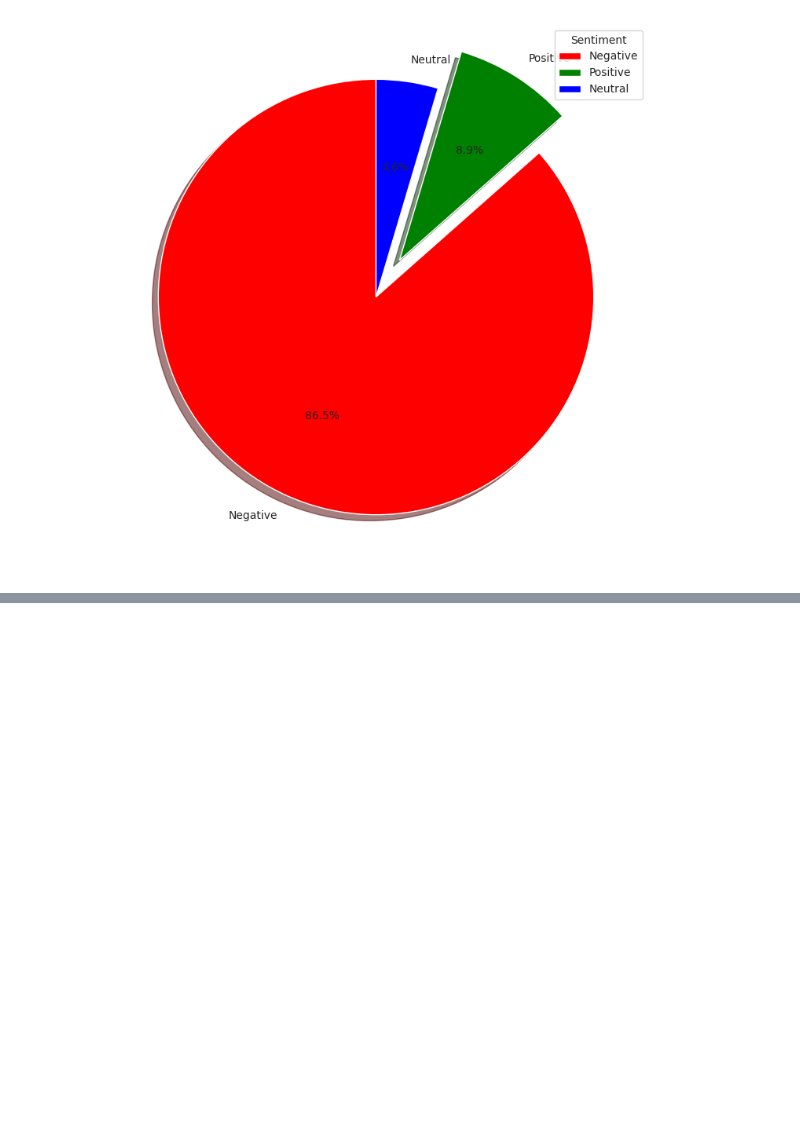
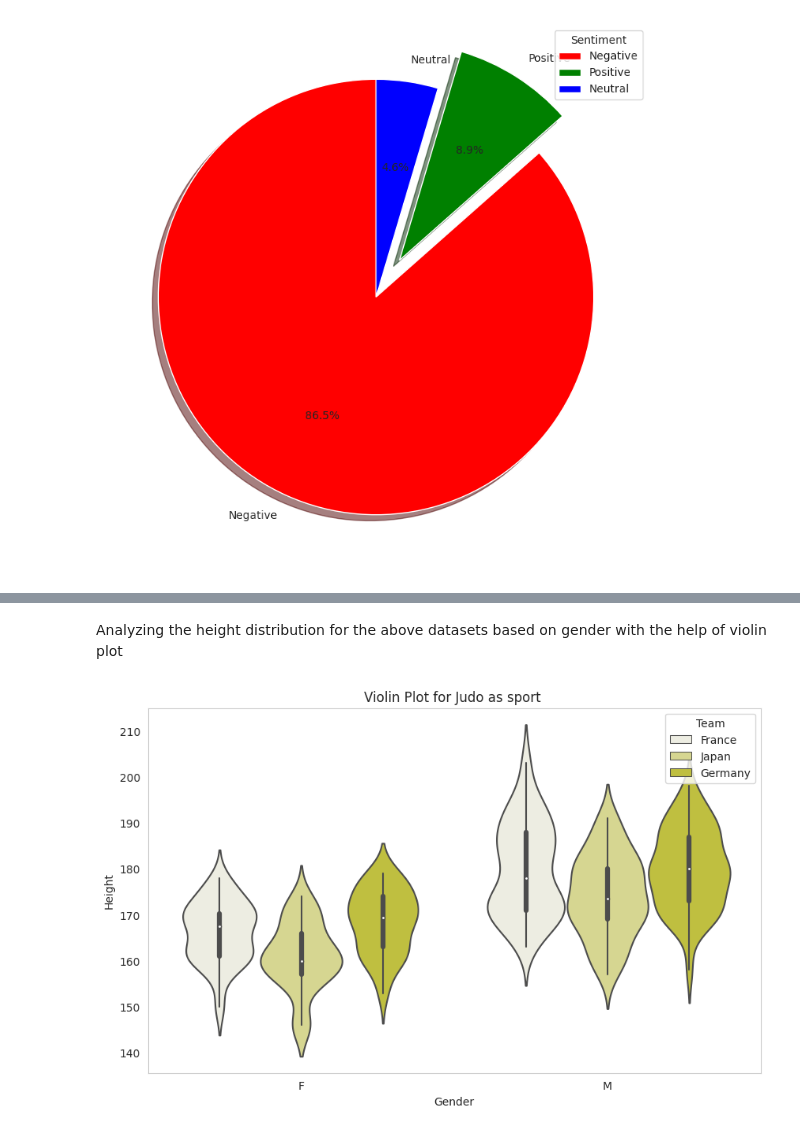
Before and after one commit to adityabadve12/Olympics_data, a Jupyter notebook: Olympics.ipynb, the cells around one changed output, grey strips where cells are left out. Drawn from its saved outputs; the diff is of its cells as text; code cells hidden in the pictures; blank space fills up the shorter version.

```diff
--- a/Olympics.ipynb
+++ b/Olympics.ipynb
@@ -566,0 +569,10 @@ plt.show()
+# %%
+import pandas as pd
+df = pd.read_csv("/content/Olympics.csv")
+df_judo = df[df['Sport']=='Judo']
+
+df_judo['Team'].value_counts()
+
+df_judo_top3 = df_judo.loc[df_judo['Team'].isin(['Germany','France','Japan'])]
+
+df_judo_top3.head()
@@ -566,0 +601,22 @@ plt.show()
+# %% [markdown]
+Analyzing the height distribution for the above datasets based on gender with the help of violin plot
+# %%
+sns.set_style("whitegrid", {'axes.grid' : False})  # Optional: Set the plot style
+
+plt.figure(figsize=(10, 6))  # Optional: Set the figure size
+
+
+sns.violinplot(x="Sex", y="Height", data=df_judo_top3, hue='Team', dodge=True,saturation =0.5, color='Yellow')
+
+
+# Optional: Add titles and labels
+
+plt.title("Violin Plot for Judo as sport ")
+
+plt.xlabel("Gender")
+
+plt.ylabel("Height")
+
+plt.show()
+# %% [output]
+[figure, added]
```
Also changed, not shown: parts of 6 cells of this notebook.
